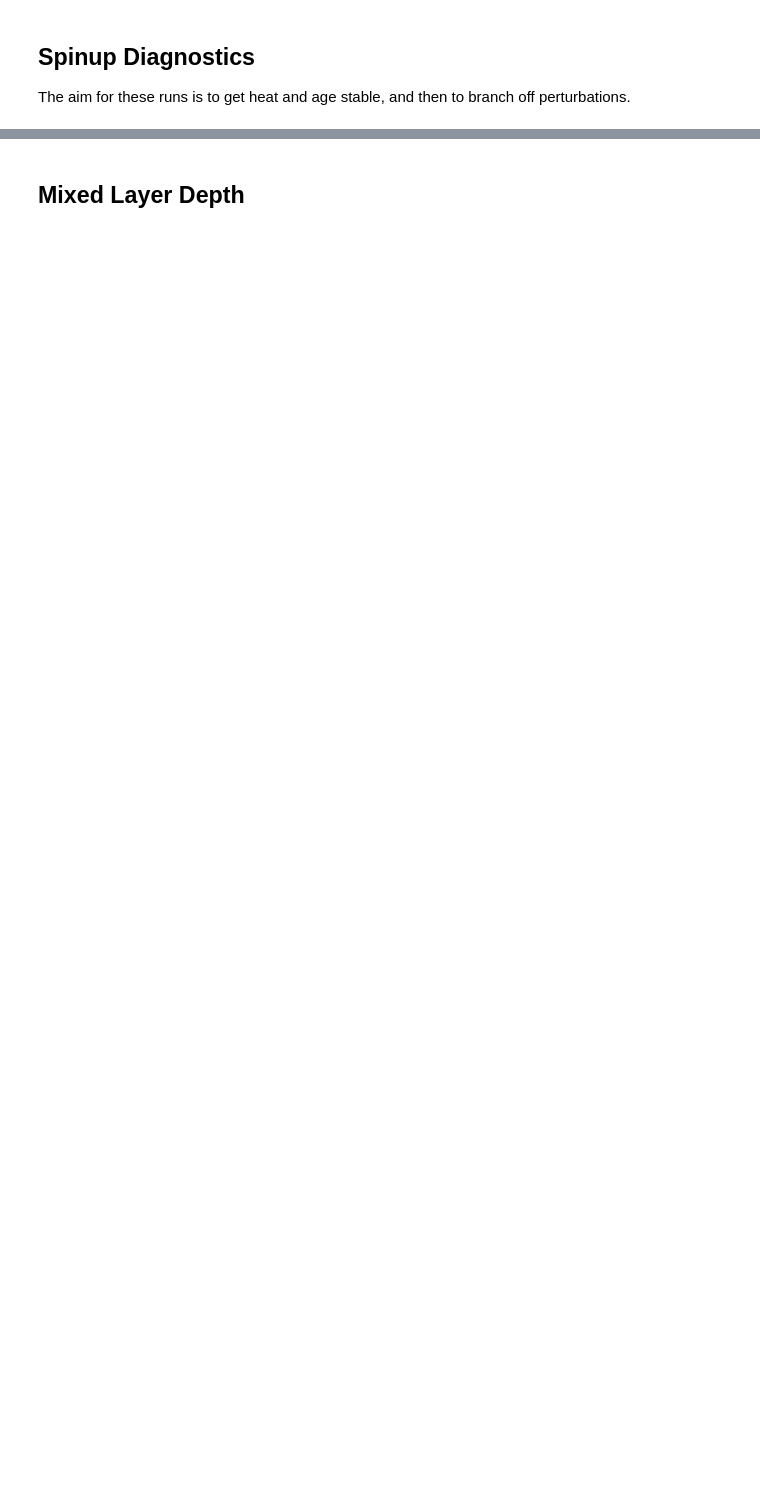
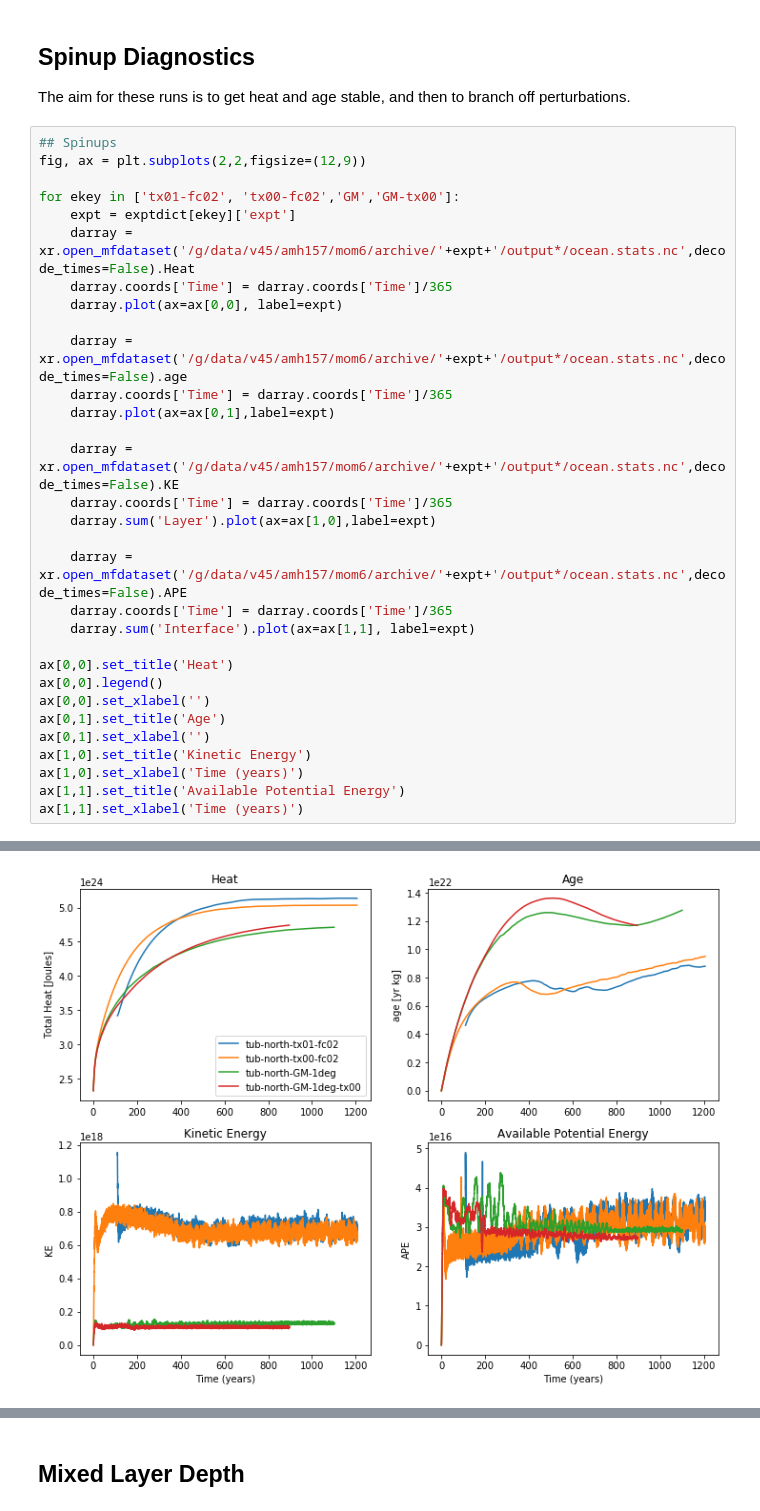
Before and after one commit to AndyHoggANU/tub-north, a Jupyter notebook: ProcessData.ipynb, the cells around one changed output, grey strips where cells are left out. Saved outputs shown, nothing was run; the diff lists cells and outputs as text; blank space fills up the shorter version.

```diff
--- a/ProcessData.ipynb
+++ b/ProcessData.ipynb
@@ -103,3 +105,35 @@ tub-north-GM : - Goes from year  1006.0  to year  1206.0
 # %% [markdown]
 ## Spinup Diagnostics
 The aim for these runs is to get heat and age stable, and then to branch off perturbations.
+# %%
+## Spinups
+fig, ax = plt.subplots(2,2,figsize=(12,9))
+
+for ekey in ['tx01-fc02', 'tx00-fc02','GM','GM-tx00']:
+    expt = exptdict[ekey]['expt']
+    darray = xr.open_mfdataset('/g/data/v45/amh157/mom6/archive/'+expt+'/output*/ocean.stats.nc',decode_times=False).Heat
+    darray.coords['Time'] = darray.coords['Time']/365
+    darray.plot(ax=ax[0,0], label=expt)
+
+    darray = xr.open_mfdataset('/g/data/v45/amh157/mom6/archive/'+expt+'/output*/ocean.stats.nc',decode_times=False).age
+    darray.coords['Time'] = darray.coords['Time']/365
+    darray.plot(ax=ax[0,1],label=expt)
+
+    darray = xr.open_mfdataset('/g/data/v45/amh157/mom6/archive/'+expt+'/output*/ocean.stats.nc',decode_times=False).KE
+    darray.coords['Time'] = darray.coords['Time']/365
+    darray.sum('Layer').plot(ax=ax[1,0],label=expt)
+
+    darray = xr.open_mfdataset('/g/data/v45/amh157/mom6/archive/'+expt+'/output*/ocean.stats.nc',decode_times=False).APE
+    darray.coords['Time'] = darray.coords['Time']/365
+    darray.sum('Interface').plot(ax=ax[1,1], label=expt)
+
+ax[0,0].set_title('Heat')
+ax[0,0].legend()
+ax[0,0].set_xlabel('')
+ax[0,1].set_title('Age')
+ax[0,1].set_xlabel('')
+ax[1,0].set_title('Kinetic Energy')
+ax[1,0].set_xlabel('Time (years)')
+ax[1,1].set_title('Available Potential Energy')
+ax[1,1].set_xlabel('Time (years)')
+# %% [output]
@@ -106 +141,2 @@ The aim for these runs is to get heat and age stable, and then to branch off per
+[figure, added]
 # %%
```
Also changed, not shown: parts of 25 cells of this notebook, 1 other file.
